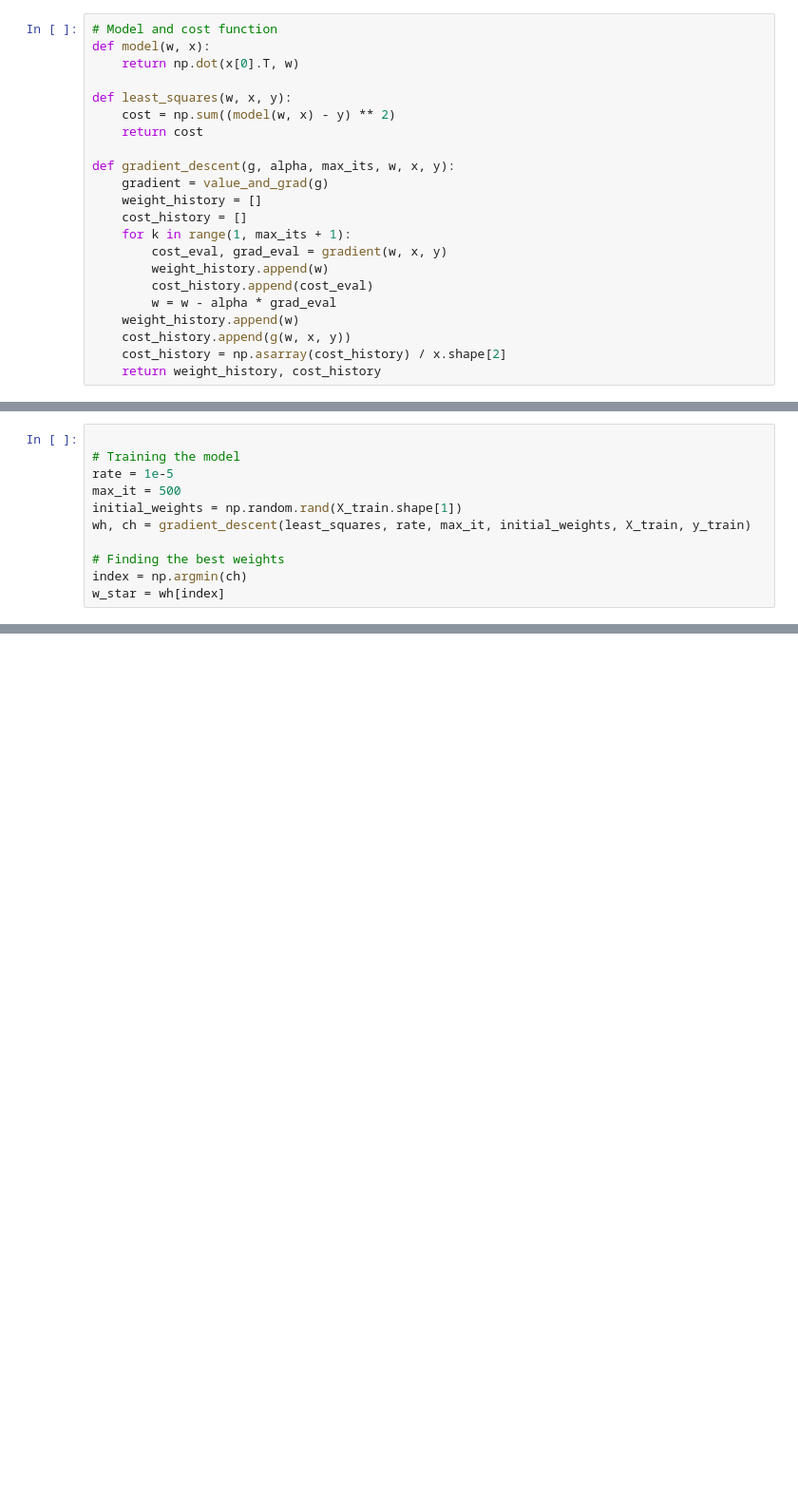
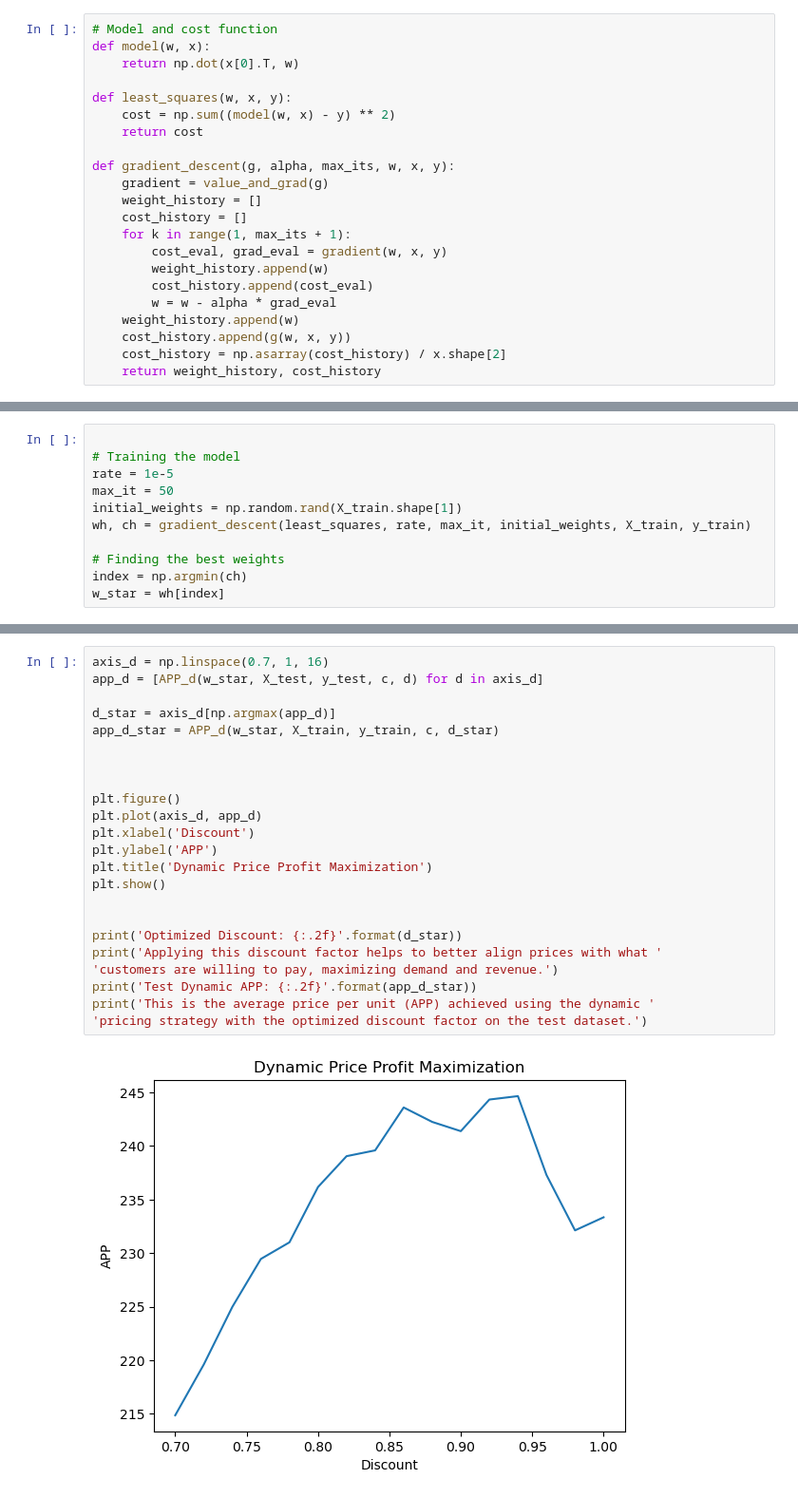
Before and after one commit to diclebulut/dynamic-pricing, a Jupyter notebook: reinforcement_uber.ipynb, the cells around one changed output, grey strips where cells are left out. Shown: that part at 95% size. Cells and saved outputs as stored; diff of their text form; blank space fills up the shorter version.

```diff
--- a/reinforcement_uber.ipynb
+++ b/reinforcement_uber.ipynb
@@ -135,7 +133,7 @@ wh[index]: Retrieves the weights corresponding to the minimum cost.
 
 # Training the model
 rate = 1e-5
-max_it = 500
+max_it = 50
 initial_weights = np.random.rand(X_train.shape[1])
 wh, ch = gradient_descent(least_squares, rate, max_it, initial_weights, X_train, y_train)
 
@@ -283,0 +346,25 @@ Dynamic APP Calculation: The dynamic APP is calculated by applying this discount
+# %%
+axis_d = np.linspace(0.7, 1, 16)
+app_d = [APP_d(w_star, X_test, y_test, c, d) for d in axis_d]
+
+d_star = axis_d[np.argmax(app_d)]
+app_d_star = APP_d(w_star, X_train, y_train, c, d_star)
+
+
+
+plt.figure()
+plt.plot(axis_d, app_d)
+plt.xlabel('Discount')
+plt.ylabel('APP')
+plt.title('Dynamic Price Profit Maximization')
+plt.show()
+
+
+print('Optimized Discount: {:.2f}'.format(d_star))
+print('Applying this discount factor helps to better align prices with what '
+'customers are willing to pay, maximizing demand and revenue.')
+print('Test Dynamic APP: {:.2f}'.format(app_d_star))
+print('This is the average price per unit (APP) achieved using the dynamic '
+'pricing strategy with the optimized discount factor on the test dataset.')
+# %% [output]
+[figure, added]
```
Also changed, not shown: parts of 22 cells of this notebook, 1 other file.
